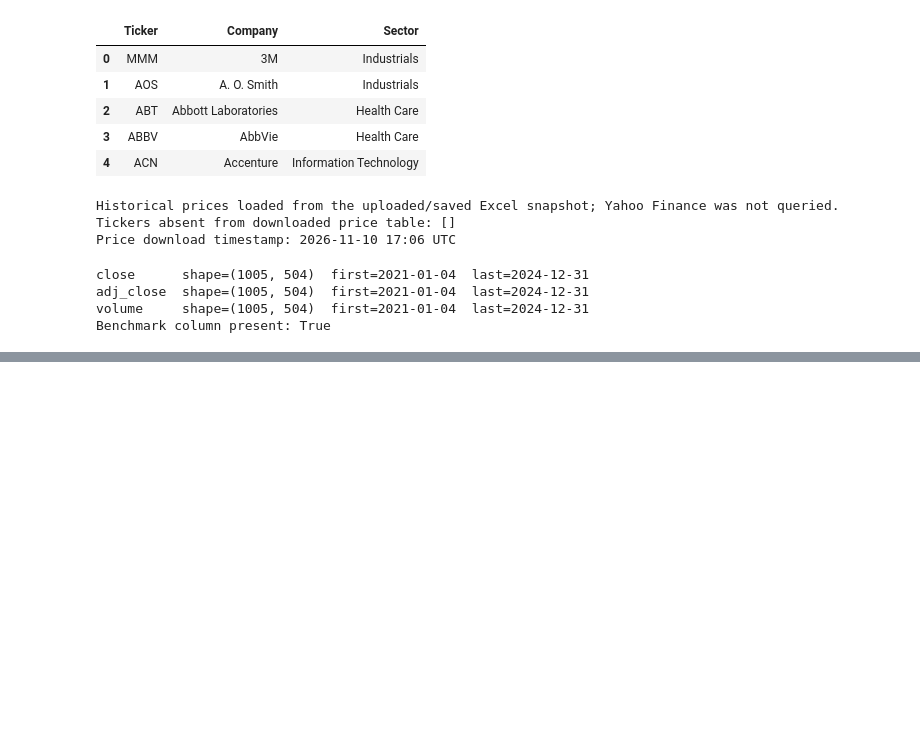
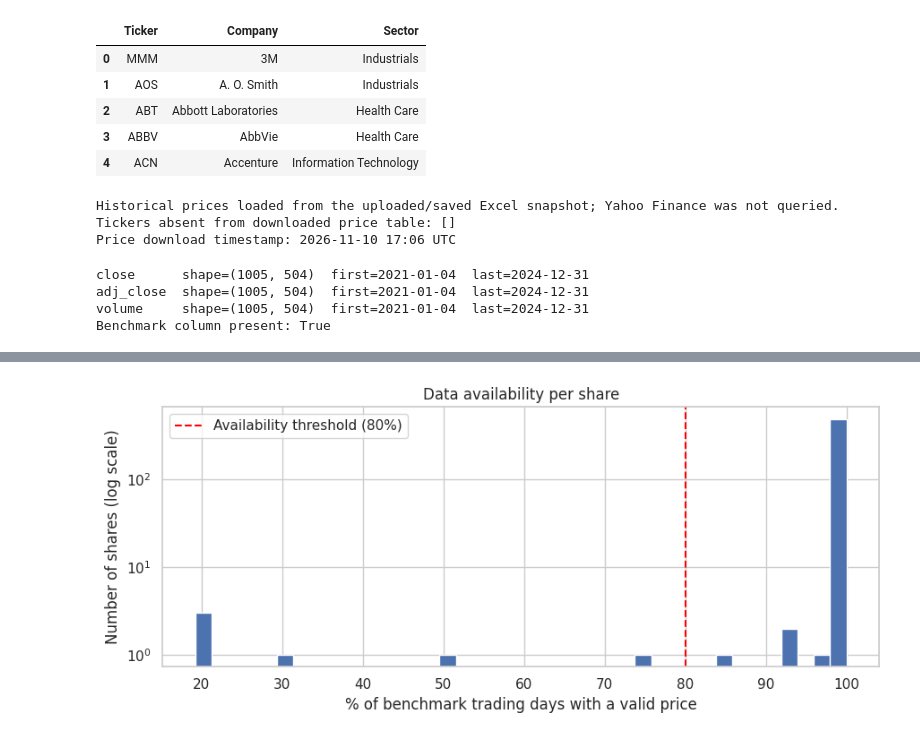
Before and after one commit to Dewdahara/CRMCM_CW1_w2054873, a Jupyter notebook: CRMCM_CW1_w2054873.ipynb, the cells around one changed output, grey strips where cells are left out. Saved outputs shown, nothing was run; the diff lists cells and outputs as text; code cells hidden in the pictures; blank space fills up the shorter version.

Commit message:
Task 1.2: add data validation, alignment checks and exclusion log

```diff
--- a/CRMCM_CW1_w2054873.ipynb
+++ b/CRMCM_CW1_w2054873.ipynb
@@ -276,0 +392,15 @@ Benchmark column present: True
+# %%
+# Work out how much price and volume history each share has. Missing values stay missing, and a
+# share is flagged if its price or volume availability is below the threshold.
+history = pd.DataFrame({
+    "n_obs": adj_close.notna().sum(),
+    "first_date": adj_close.apply(pd.Series.first_valid_index),
+    "last_date": adj_close.apply(pd.Series.last_valid_index),
+})
+history["availability"] = history["n_obs"] / len(calendar)
+history["vol_availability"] = volume.notna().sum() / len(calendar)
+AVAIL_THRESHOLD = MIN_AVAILABILITY
+history["short_history"] = (history["availability"] < AVAIL_THRESHOLD) | (history["vol_availability"] < AVAIL_THRESHOLD)
+print(f"Availability threshold: {AVAIL_THRESHOLD:.0%} of {len(calendar)} benchmark trading days")
+print("Shares below threshold:", int(history["short_history"].sum()))
+display(history[history["availability"] < 1].sort_values("availability").head(20))
@@ -276,0 +426,25 @@ Benchmark column present: True
+# %%
+# Chart: how complete each share's price history is, with the availability threshold as a red line.
+fig, ax = plt.subplots(figsize=(9, 4))
+avail = history.loc[history["n_obs"] > 0, "availability"] * 100
+ax.hist(avail, bins=40, color="#4C72B0", edgecolor="white")
+ax.axvline(
+    AVAIL_THRESHOLD * 100,
+    color="red",
+    linestyle="--",
+    label=f"Availability threshold ({AVAIL_THRESHOLD:.0%})",
+)
+ax.set_yscale("log")
+ax.set_xlabel("% of benchmark trading days with a valid price")
+ax.set_ylabel("Number of shares (log scale)")
+ax.set_title("Data availability per share")
+ax.legend()
+plt.tight_layout()
+plt.show()
+
+# Output:
+# Almost every share sits at about 100%, so the y-axis is on a log scale to make the others visible.
+# A few shares sit far to the left (about 20% to 75%) and fail the threshold. A few others between
+# about 85% and 97% pass.
+# %% [output]
+[figure, added]
```
Also changed, not shown: parts of 14 cells of this notebook.
